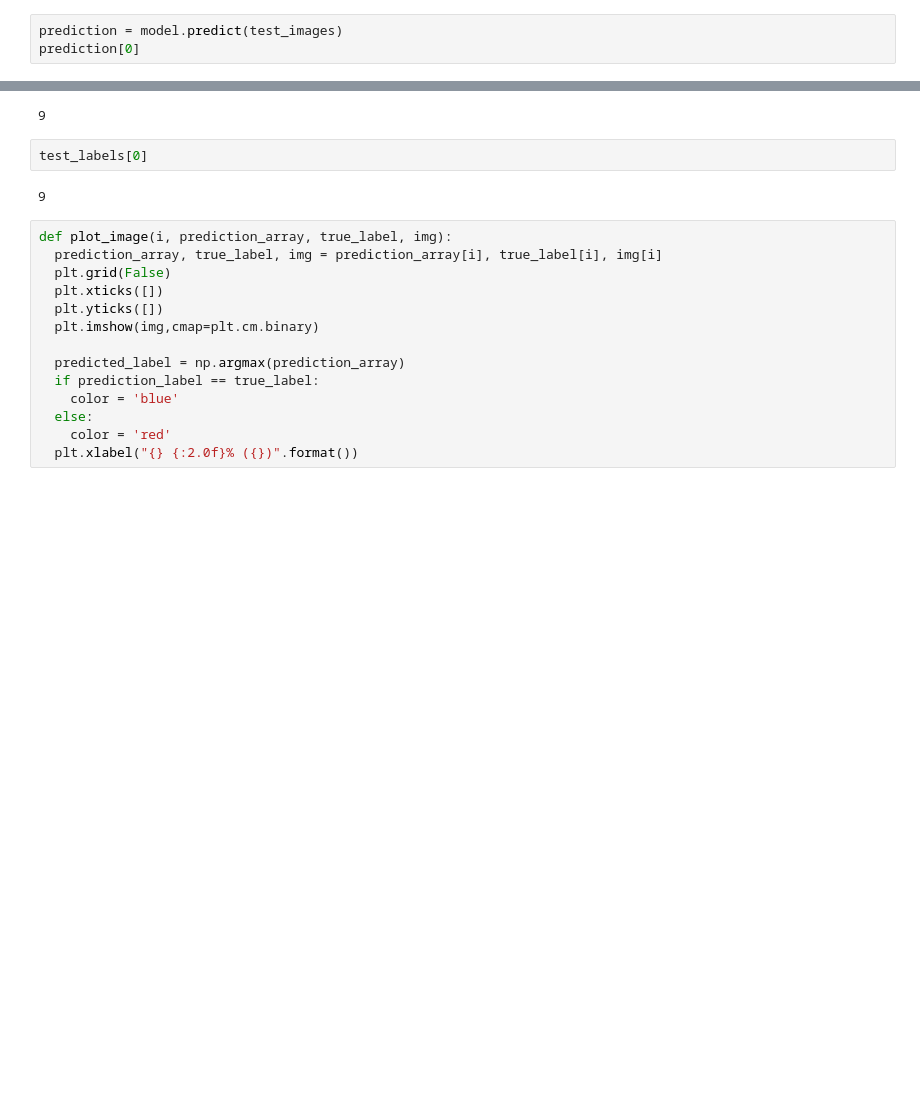
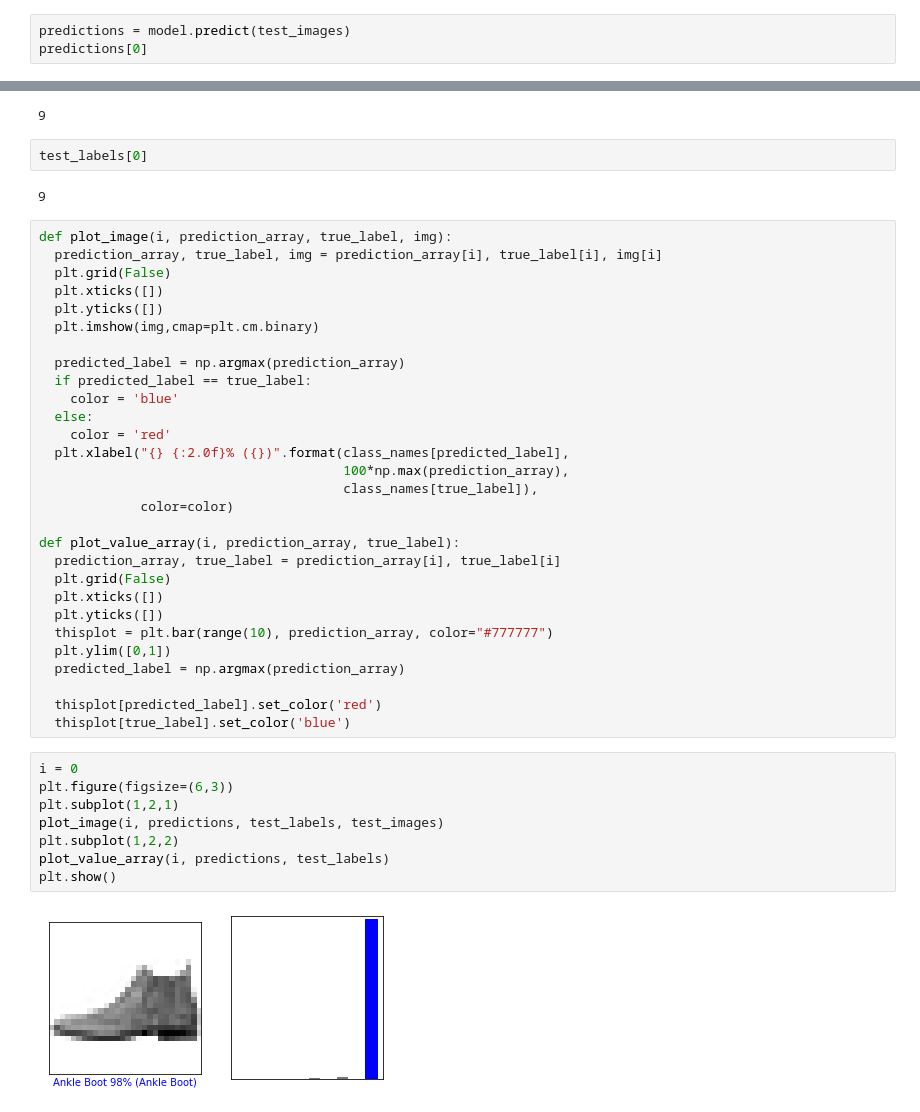
Before and after one commit to duttapratikcsc/ImageClassification, a Jupyter notebook: FashionMNist.ipynb, the cells around one changed output, grey strips where cells are left out. Saved outputs shown, nothing was run; the diff lists cells and outputs as text; blank space fills up the shorter version.

```diff
--- a/FashionMNist.ipynb
+++ b/FashionMNist.ipynb
@@ -106,4 +80,4 @@ Test accuracy: 0.8813
 # %%
-prediction = model.predict(test_images)
-prediction[0]
+predictions = model.predict(test_images)
+predictions[0]
 # %% [output]
@@ -127,8 +101,33 @@ def plot_image(i, prediction_array, true_label, img):
   plt.imshow(img,cmap=plt.cm.binary)
 
   predicted_label = np.argmax(prediction_array)
-  if prediction_label == true_label:
+  if predicted_label == true_label:
     color = 'blue'
   else:
     color = 'red'
-  plt.xlabel("{} {:2.0f}% ({})".format())
+  plt.xlabel("{} {:2.0f}% ({})".format(class_names[predicted_label],
+                                       100*np.max(prediction_array),
+                                       class_names[true_label]),
+             color=color)
+
+def plot_value_array(i, prediction_array, true_label):
+  prediction_array, true_label = prediction_array[i], true_label[i]
+  plt.grid(False)
+  plt.xticks([])
+  plt.yticks([])
+  thisplot = plt.bar(range(10), prediction_array, color="#777777")
+  plt.ylim([0,1])
+  predicted_label = np.argmax(prediction_array)
+
+  thisplot[predicted_label].set_color('red')
+  thisplot[true_label].set_color('blue')
+# %%
+i = 0
+plt.figure(figsize=(6,3))
+plt.subplot(1,2,1)
+plot_image(i, predictions, test_labels, test_images)
+plt.subplot(1,2,2)
+plot_value_array(i, predictions, test_labels)
+plt.show()
+# %% [output]
+[figure, added]
```
Also changed, not shown: parts of 15 cells of this notebook.
